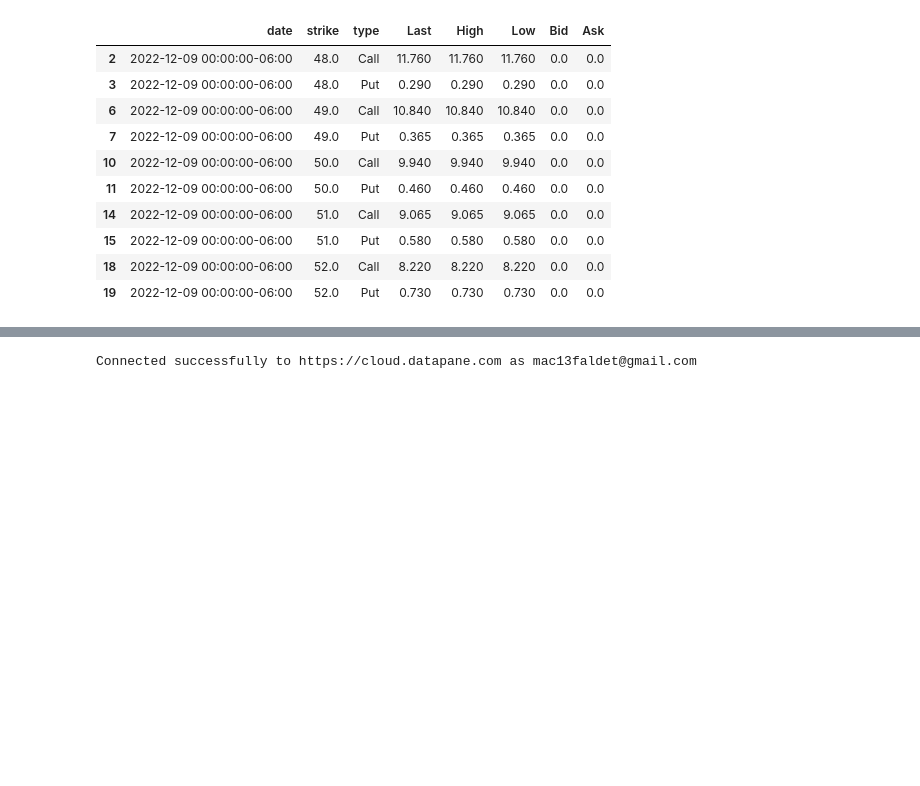
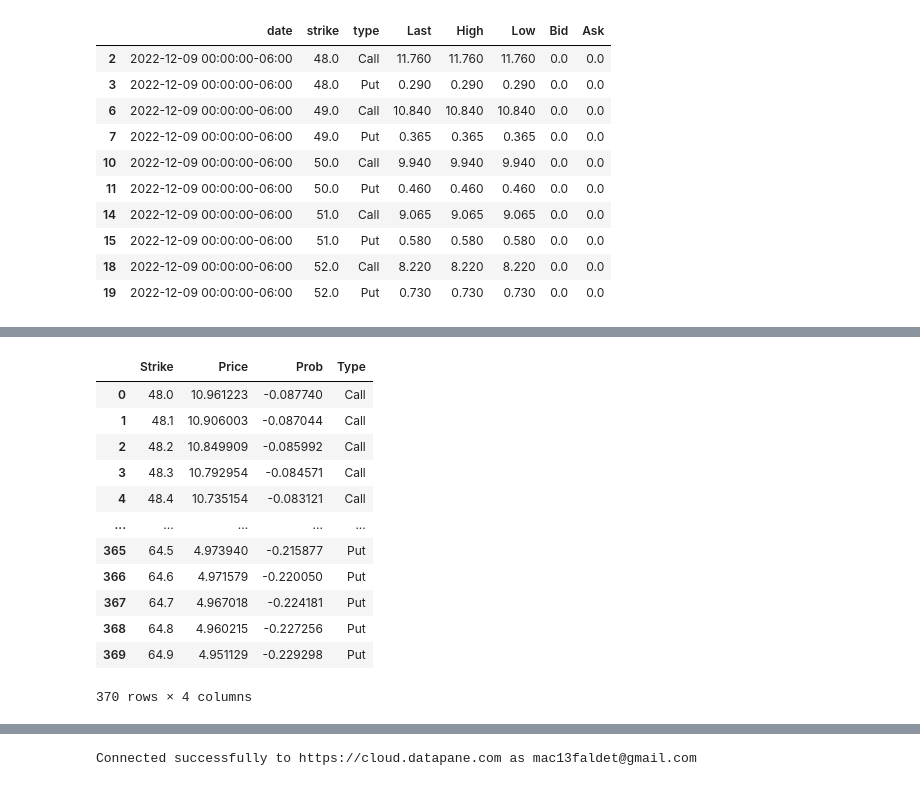
Before and after one commit to mfaldet/Stock-Evaluation, a Jupyter notebook: Option Trading/option_implied_probability_pt2.ipynb, the cells around one changed output, grey strips where cells are left out. Cells and saved outputs as stored; diff of their text form; code cells hidden in the pictures; blank space fills up the shorter version.

```diff
--- a/Option Trading/option_implied_probability_pt2.ipynb
+++ b/Option Trading/option_implied_probability_pt2.ipynb
@@ -380 +265,27 @@ data_pdf
+# %%
+# Price of the underlying
+S = 52.54
+# Risk-free rate
+r = 0
+# Time till contract expiration
+expiration_month = 3
+expiration_year = 2023
+t = get_t(expiration_month, expiration_year)
+
+pdf = breeden_litzberger(data, S, t, r, plotfig=False, savefig=False)
+pdf
+# %% [output]
+|  | Strike | Price | Prob | Type |
+| 0 | 48.0 | 10.961223 | -0.087740 | Call |
+| 1 | 48.1 | 10.906003 | -0.087044 | Call |
+| 2 | 48.2 | 10.849909 | -0.085992 | Call |
+| 3 | 48.3 | 10.792954 | -0.084571 | Call |
+| 4 | 48.4 | 10.735154 | -0.083121 | Call |
+| ... | ... | ... | ... | ... |
+| 365 | 64.5 | 4.973940 | -0.215877 | Put |
+| 366 | 64.6 | 4.971579 | -0.220050 | Put |
+| 367 | 64.7 | 4.967018 | -0.224181 | Put |
+| 368 | 64.8 | 4.960215 | -0.227256 | Put |
+| 369 | 64.9 | 4.951129 | -0.229298 | Put |
+370 rows × 4 columns
 # %%
```
Also changed, not shown: parts of 6 cells of this notebook.
